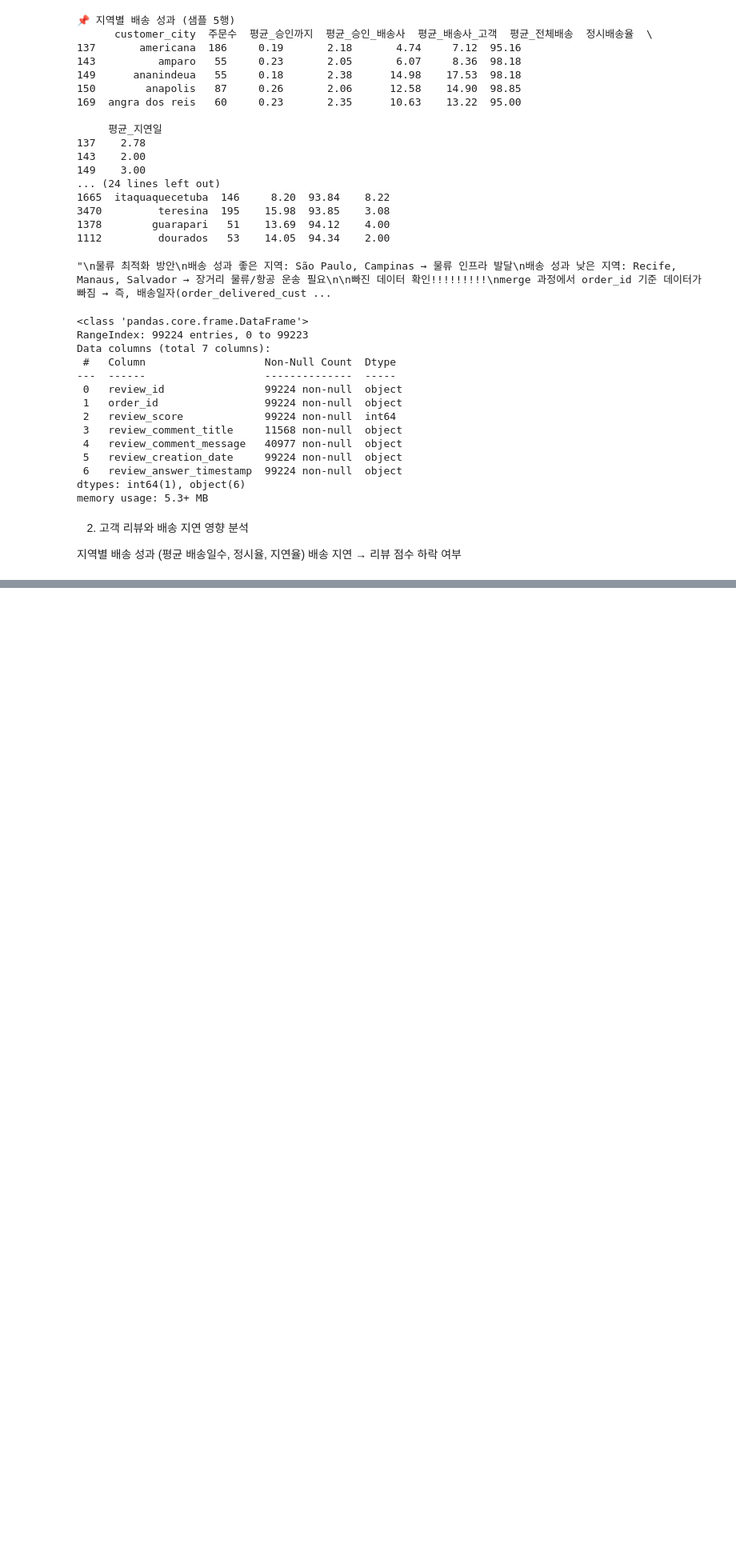
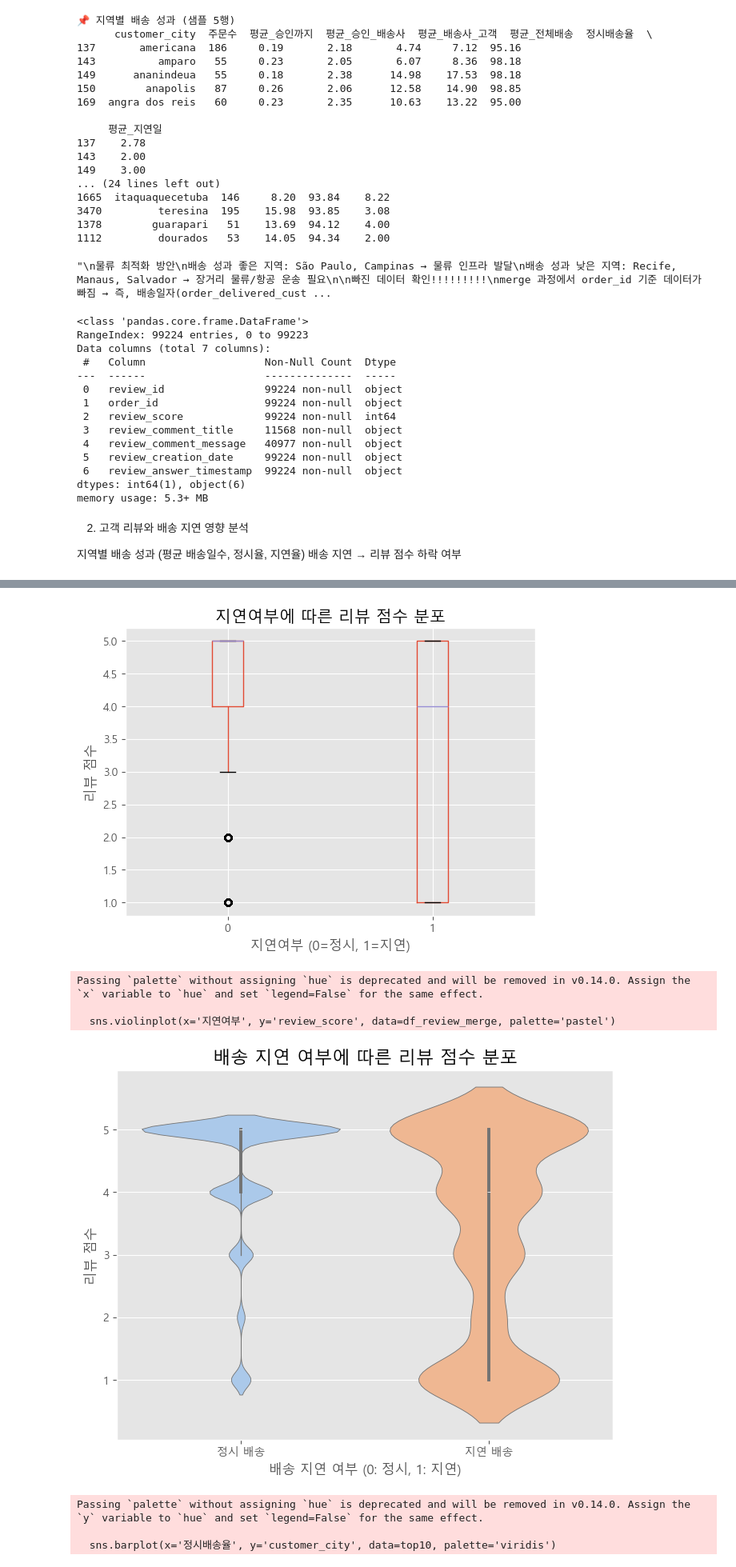
Before and after one commit to hhayan/project_olist_ecommerce, a Jupyter notebook: 과제2.ipynb, the cells around one changed output, grey strips where cells are left out. Shown at 80% size. Saved outputs shown, nothing was run; the diff lists cells and outputs as text; code cells hidden in the pictures; blank space fills up the shorter version.

```diff
--- a/과제2.ipynb
+++ b/과제2.ipynb
@@ -387,0 +234,55 @@ plt.show()
+# %%
+plt.rc('font', family='Malgun Gothic') # 폰트 설정 (Mac: 'AppleGothic', Windows: 'Malgun Gothic')
+plt.style.use('ggplot')
+
+# 4. 시각화
+df_review_merge.boxplot(column='review_score', by='지연여부')
+plt.title("지연여부에 따른 리뷰 점수 분포")
+plt.suptitle("")
+plt.xlabel("지연여부 (0=정시, 1=지연)")
+plt.ylabel("리뷰 점수")
+plt.show()
+
+# 지연 여부(0=정시, 1=지연)에 따른 리뷰 점수 분포 시각화
+plt.figure(figsize=(8, 6))
+sns.violinplot(x='지연여부', y='review_score', data=df_review_merge, palette='pastel')
+plt.title('배송 지연 여부에 따른 리뷰 점수 분포', fontsize=16)
+plt.xlabel('배송 지연 여부 (0: 정시, 1: 지연)', fontsize=12)
+plt.ylabel('리뷰 점수', fontsize=12)
+plt.xticks([0, 1], ['정시 배송', '지연 배송'])
+plt.show()
+
+# 정시배송율 Top 10 시각화
+plt.figure(figsize=(12, 6))
+sns.barplot(x='정시배송율', y='customer_city', data=top10, palette='viridis')
+plt.title('정시 배송률 Top 10 지역', fontsize=16)
+plt.xlabel('정시 배송률 (%)', fontsize=12)
+plt.ylabel('도시', fontsize=12)
+plt.show()
+
+# 정시배송율 Bottom 10 시각화
+plt.figure(figsize=(12, 6))
+sns.barplot(x='정시배송율', y='customer_city', data=bottom10, palette='plasma')
+plt.title('정시 배송률 Bottom 10 지역', fontsize=16)
+plt.xlabel('정시 배송률 (%)', fontsize=12)
+plt.ylabel('도시', fontsize=12)
+plt.gca().invert_yaxis() # y축 순서 뒤집기
+plt.show()
+
+# 지역별 평균 전체 배송 시간 시각화 (정시배송률 하위 10개 지역)
+plt.figure(figsize=(12, 6))
+sns.barplot(x='평균_전체배송', y='customer_city', data=bottom10, palette='magma')
+plt.title('정시 배송률 하위 10개 지역의 평균 전체 배송 시간', fontsize=16)
+plt.xlabel('평균 전체 배송 시간 (일)', fontsize=12)
+plt.ylabel('도시', fontsize=12)
+plt.gca().invert_yaxis()
+plt.show()
+# %% [output]
+[figure, added]
+Passing `palette` without assigning `hue` is deprecated and will be removed in v0.14.0. Assign the `x` variable to `hue` and set `legend=False` for the same effect.
+
+  sns.violinplot(x='지연여부', y='review_score', data=df_review_merge, palette='pastel')
+[figure, added]
+Passing `palette` without assigning `hue` is deprecated and will be removed in v0.14.0. Assign the `y` variable to `hue` and set `legend=False` for the same effect.
+
+  sns.barplot(x='정시배송율', y='customer_city', data=top10, palette='viridis')
```
Also changed, not shown: parts of 5 cells of this notebook.
